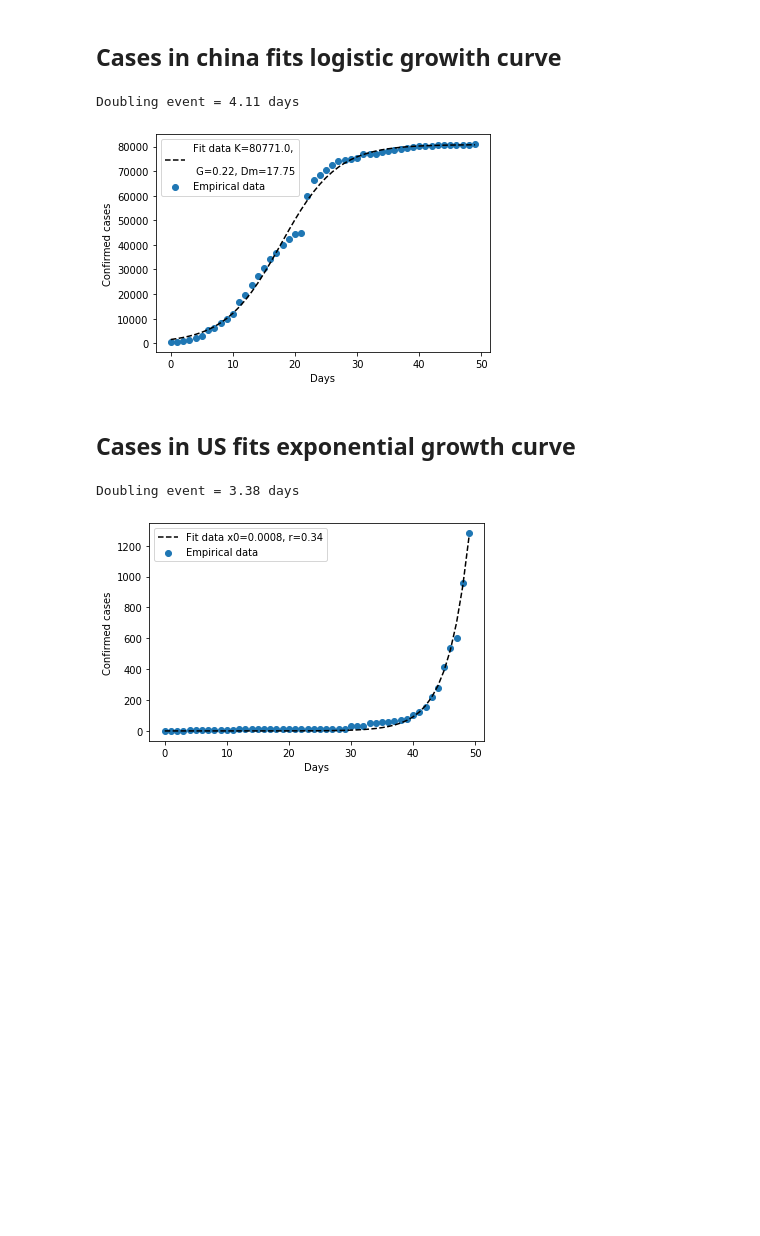
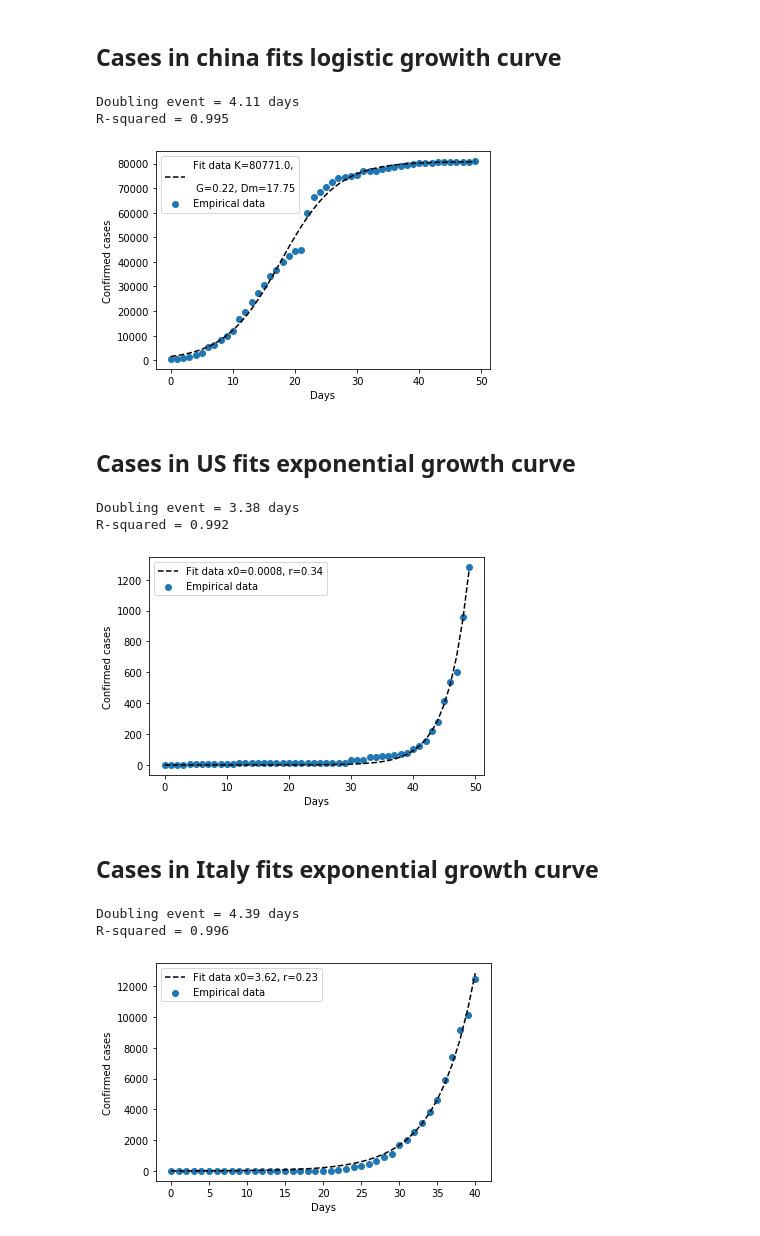
Before and after one commit to yash-shashank-vakilna/covid-19-model-spread, a Jupyter notebook: Covid19_growth_curve_country_wise.ipynb, the cells around one changed output. Saved outputs shown, nothing was run; the diff lists cells and outputs as text; code cells hidden in the pictures; blank space fills up the shorter version.

Commit message:
Added South Korea and Italy

```diff
--- a/Covid19_US_and_China_growth_curve.ipynb
+++ b/Covid19_growth_curve_country_wise.ipynb
@@ -39,8 +47,10 @@ plt.xlabel('Days'); plt.ylabel('Confirmed cases')
 plt.legend()
 
 print(f'Doubling event = {np.round(1+np.log(2)/popt_logit[1],2)} days')
+print(f'R-squared = {np.round(compute_r_squared(confirm_cases,fit_data),3)}')
 # %% [output]
 Doubling event = 4.11 days
+R-squared = 0.995
 [figure]
 # %% [markdown]
 ## Cases in US fits exponential growth curve
@@ -66,6 +76,34 @@ plt.xlabel('Days'); plt.ylabel('Confirmed cases')
 plt.legend()
 
 print(f'Doubling event = {1+np.round(np.log(2)/(np.log(1+popt_expo[1])),2)} days')
+print(f'R-squared = {np.round(compute_r_squared(confirm_cases,fit_data),3)}')
 # %% [output]
 Doubling event = 3.38 days
+R-squared = 0.992
 [figure]
+# %% [markdown]
+## Cases in Italy fits exponential growth curve
+# %%
+sp_country_df = country_df.loc['Italy']
+
+confirm_cases = sp_country_df['Confirmed'].to_numpy()
+days =  np.arange(len(confirm_cases))
+
+popt_expo, pcov_expo = curve_fit(exponential_fun,
+            days, confirm_cases,
+            p0=[1,1])
+
+fit_data = exponential_fun(days, popt_expo[0], popt_expo[1])
+nl='\n'## Cases in US fits exponential growth curve
+plt.scatter(days,confirm_cases,label='Empirical data')
+plt.plot(days, fit_data, 'k--',label=f"Fit data x0={np.round(popt_expo[0],2)}, r={np.round(popt_expo[1],2)}")
+
+plt.xlabel('Days'); plt.ylabel('Confirmed cases')
+plt.legend()
+
+print(f'Doubling event = {np.round(1+(np.log(2)/(np.log(1+popt_expo[1]))),2)} days')
+print(f'R-squared = {np.round(compute_r_squared(confirm_cases,fit_data),3)}')
+# %% [output]
+Doubling event = 4.39 days
+R-squared = 0.996
+[figure, added]
```
Also changed, not shown: parts of 4 cells of this notebook.
